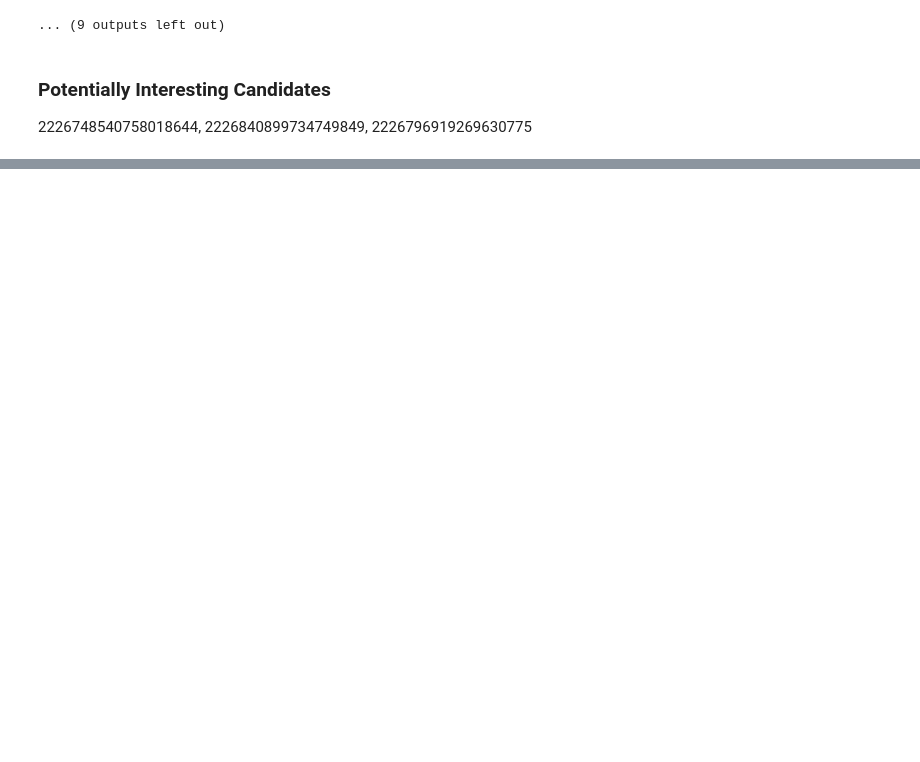
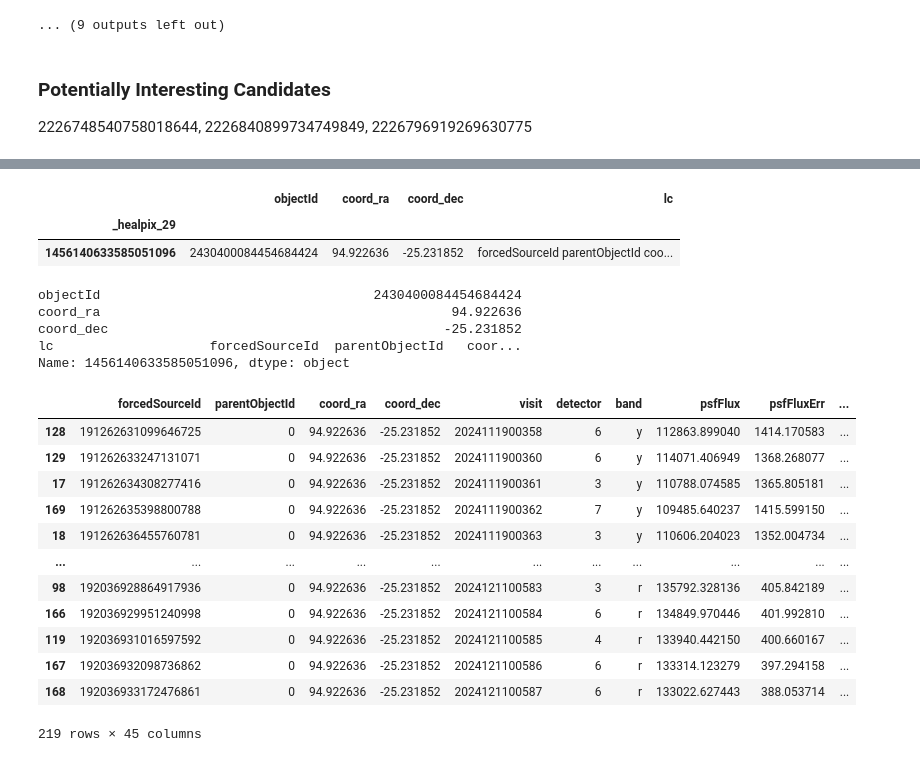
Before and after one commit to lsst-sitcom/linccf, a Jupyter notebook: comcam_rrlyrae/periodic.ipynb, the cells around one changed output, grey strips where cells are left out. Drawn from its saved outputs; the diff is of its cells as text; code cells hidden in the pictures; blank space fills up the shorter version.

```diff
--- a/comcam_rrlyrae/periodic.ipynb
+++ b/comcam_rrlyrae/periodic.ipynb
@@ -474,3 +535,34 @@ for healpix29, cand in cand_subset.iloc[:20].iterrows():
 # %% [markdown]
 ### Potentially Interesting Candidates
 2226748540758018644, 2226840899734749849, 2226796919269630775
+# %%
+OID = 2430400084454684424
+# %%
+filters = [("objectId", "==", OID)]
+
+obj = read_hats(
+    comcam_obj,
+    columns=["objectId", "coord_ra", "coord_dec"],
+    filters=filters,
+)
+src_flat = read_hats(
+    comcam_src,
+    # columns=[
+    #     "objectId",
+    #     "coord_ra", "coord_dec",
+    #     "band",
+    #     "midpointMJDTai",
+    #     "psfFlux", "psfFluxErr", "psfFlux_flag",
+    #     "forcedSourceId",
+    #     "detector",
+    #     "visit",
+    # ],
+    filters=filters,
+)
+src_nested = obj.join_nested(
+    src_flat,
+    nested_column_name="lc",
+    left_on="objectId",
+    right_on="objectId",
+)
+src_nested
@@ -476,0 +579,36 @@ for healpix29, cand in cand_subset.iloc[:20].iterrows():
+# %%
+import pandas as pd; pd.set_option('display.max_columns', None)
+ndf = src_nested.compute()
+ndf = ndf.query(
+    "~lc.psfFlux_flag"
+    " and ~lc.pixelFlags_suspect"
+    " and ~lc.pixelFlags_saturated"
+    " and ~lc.pixelFlags_cr"
+    " and ~lc.pixelFlags_bad"
+)
+display(ndf)
+data = ndf.iloc[0]
+display(data)
+data.lc.sort_values("midpointMJDTai")
+# %% [output]
+|  | objectId | coord_ra | coord_dec | lc |
+| _healpix_29 |  |  |  |  |
+| 1456140633585051096 | 2430400084454684424 | 94.922636 | -25.231852 | forcedSourceId parentObjectId coo... |
+objectId                                   2430400084454684424
+coord_ra                                             94.922636
+coord_dec                                           -25.231852
+lc                    forcedSourceId  parentObjectId   coor...
+Name: 1456140633585051096, dtype: object
+|  | forcedSourceId | parentObjectId | coord_ra | coord_dec | visit | detector | band | psfFlux | psfFluxErr | ... |
+| 128 | 191262631099646725 | 0 | 94.922636 | -25.231852 | 2024111900358 | 6 | y | 112863.899040 | 1414.170583 | ... |
+| 129 | 191262633247131071 | 0 | 94.922636 | -25.231852 | 2024111900360 | 6 | y | 114071.406949 | 1368.268077 | ... |
+| 17 | 191262634308277416 | 0 | 94.922636 | -25.231852 | 2024111900361 | 3 | y | 110788.074585 | 1365.805181 | ... |
+| 169 | 191262635398800788 | 0 | 94.922636 | -25.231852 | 2024111900362 | 7 | y | 109485.640237 | 1415.599150 | ... |
+| 18 | 191262636455760781 | 0 | 94.922636 | -25.231852 | 2024111900363 | 3 | y | 110606.204023 | 1352.004734 | ... |
+| ... | ... | ... | ... | ... | ... | ... | ... | ... | ... | ... |
+| 98 | 192036928864917936 | 0 | 94.922636 | -25.231852 | 2024121100583 | 3 | r | 135792.328136 | 405.842189 | ... |
+| 166 | 192036929951240998 | 0 | 94.922636 | -25.231852 | 2024121100584 | 6 | r | 134849.970446 | 401.992810 | ... |
+| 119 | 192036931016597592 | 0 | 94.922636 | -25.231852 | 2024121100585 | 4 | r | 133940.442150 | 400.660167 | ... |
+| 167 | 192036932098736862 | 0 | 94.922636 | -25.231852 | 2024121100586 | 6 | r | 133314.123279 | 397.294158 | ... |
+| 168 | 192036933172476861 | 0 | 94.922636 | -25.231852 | 2024121100587 | 6 | r | 133022.627443 | 388.053714 | ... |
+219 rows × 45 columns
```
Also changed, not shown: parts of 20 cells of this notebook.
